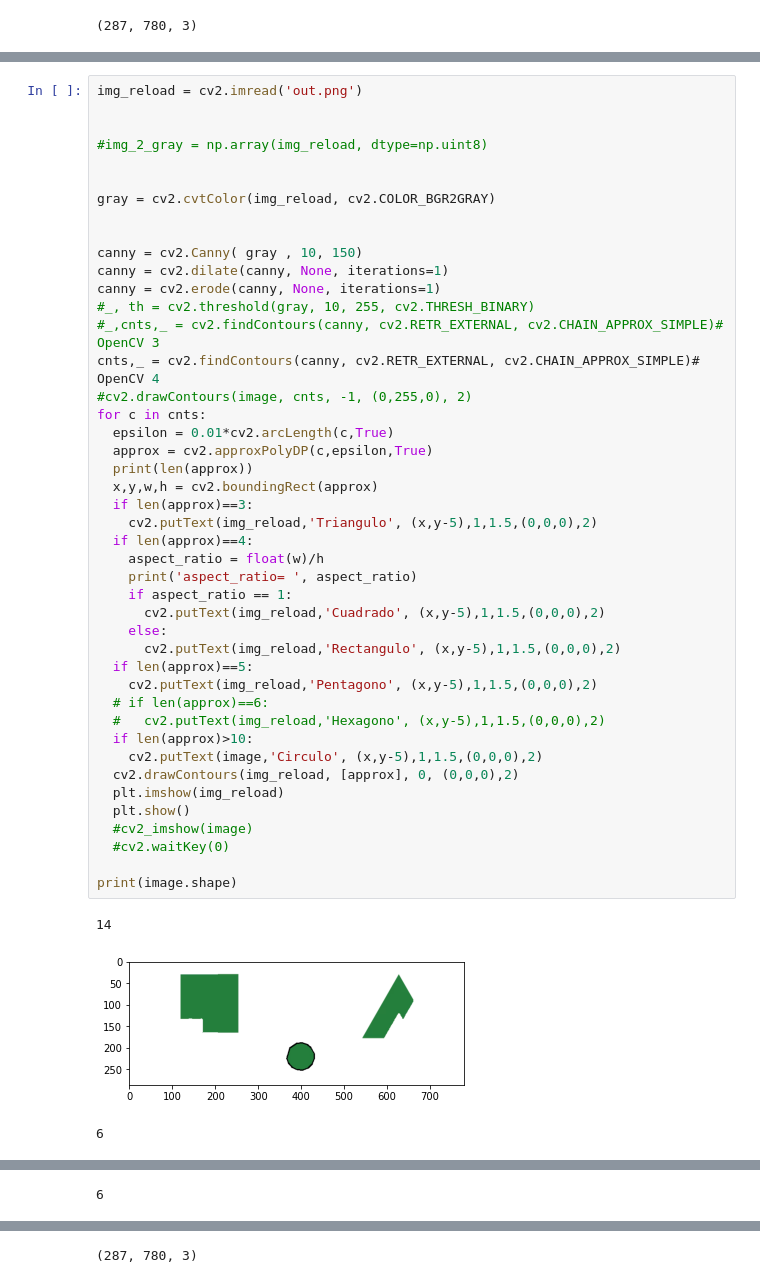
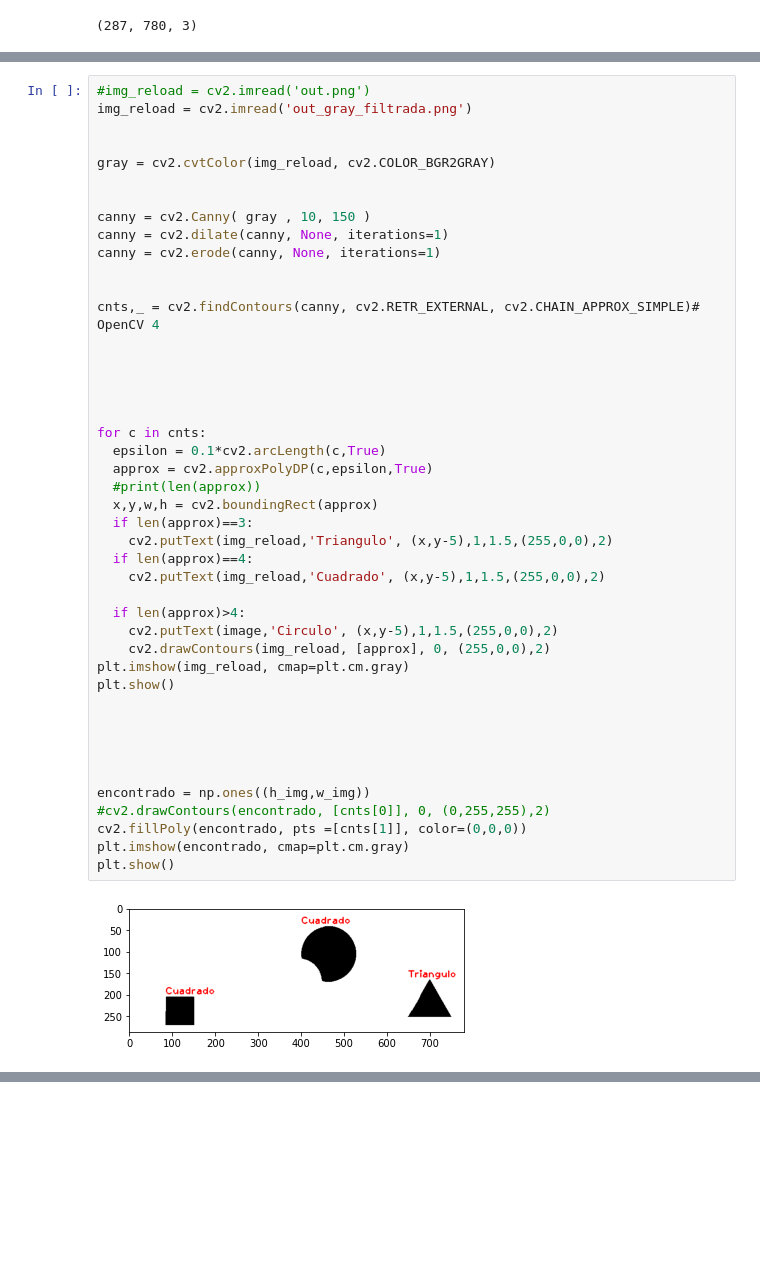
Before and after one commit to CC0R0NAD0/Segmentation-using-multiple-vision-machine-paradigms, a Jupyter notebook: T2_V1.ipynb, the cells around one changed output, grey strips where cells are left out. Saved outputs shown, nothing was run; the diff lists cells and outputs as text; blank space fills up the shorter version.

Commit message:
Contour segmentation, color hsv ended

```diff
--- a/T2_V1.ipynb
+++ b/T2_V1.ipynb
@@ -332,48 +276,46 @@ print(360*h_acomodo[-70])
 # %%
-img_reload = cv2.imread('out.png')
-
-
-#img_2_gray = np.array(img_reload, dtype=np.uint8)
+#img_reload = cv2.imread('out.png')
+img_reload = cv2.imread('out_gray_filtrada.png')
 
 
 gray = cv2.cvtColor(img_reload, cv2.COLOR_BGR2GRAY)
 
 
-canny = cv2.Canny( gray , 10, 150)
+canny = cv2.Canny( gray , 10, 150 )
 canny = cv2.dilate(canny, None, iterations=1)
 canny = cv2.erode(canny, None, iterations=1)
-#_, th = cv2.threshold(gray, 10, 255, cv2.THRESH_BINARY)
-#_,cnts,_ = cv2.findContours(canny, cv2.RETR_EXTERNAL, cv2.CHAIN_APPROX_SIMPLE)# OpenCV 3
+
+
 cnts,_ = cv2.findContours(canny, cv2.RETR_EXTERNAL, cv2.CHAIN_APPROX_SIMPLE)# OpenCV 4
-#cv2.drawContours(image, cnts, -1, (0,255,0), 2)
+
+
+
+
+
 for c in cnts:
-  epsilon = 0.01*cv2.arcLength(c,True)
+  epsilon = 0.1*cv2.arcLength(c,True)
   approx = cv2.approxPolyDP(c,epsilon,True)
-  print(len(approx))
+  #print(len(approx))
   x,y,w,h = cv2.boundingRect(approx)
   if len(approx)==3:
-    cv2.putText(img_reload,'Triangulo', (x,y-5),1,1.5,(0,0,0),2)
+    cv2.putText(img_reload,'Triangulo', (x,y-5),1,1.5,(255,0,0),2)
   if len(approx)==4:
-    aspect_ratio = float(w)/h
-    print('aspect_ratio= ', aspect_ratio)
-    if aspect_ratio == 1:
-      cv2.putText(img_reload,'Cuadrado', (x,y-5),1,1.5,(0,0,0),2)
-    else:
-      cv2.putText(img_reload,'Rectangulo', (x,y-5),1,1.5,(0,0,0),2)
-  if len(approx)==5:
-    cv2.putText(img_reload,'Pentagono', (x,y-5),1,1.5,(0,0,0),2)
-  # if len(approx)==6:
-  #   cv2.putText(img_reload,'Hexagono', (x,y-5),1,1.5,(0,0,0),2)
-  if len(approx)>10:
-    cv2.putText(image,'Circulo', (x,y-5),1,1.5,(0,0,0),2)
-  cv2.drawContours(img_reload, [approx], 0, (0,0,0),2)
-  plt.imshow(img_reload)
-  plt.show()
-  #cv2_imshow(image)
-  #cv2.waitKey(0)
+    cv2.putText(img_reload,'Cuadrado', (x,y-5),1,1.5,(255,0,0),2)
 
-print(image.shape)
+  if len(approx)>4:
+    cv2.putText(image,'Circulo', (x,y-5),1,1.5,(255,0,0),2)
+    cv2.drawContours(img_reload, [approx], 0, (255,0,0),2)
+plt.imshow(img_reload, cmap=plt.cm.gray)
+plt.show()
+
+
+
+
+
+encontrado = np.ones((h_img,w_img))
+#cv2.drawContours(encontrado, [cnts[0]], 0, (0,255,255),2)
+cv2.fillPoly(encontrado, pts =[cnts[1]], color=(0,0,0))
+plt.imshow(encontrado, cmap=plt.cm.gray)
+plt.show()
 # %% [output]
-14
-[figure, old version]
+[figure, new version]
-6
@@ -381 +322,0 @@ print(image.shape)
-6
@@ -383 +322,0 @@ print(image.shape)
-(287, 780, 3)
```
Also changed, not shown: parts of 5 cells of this notebook.
